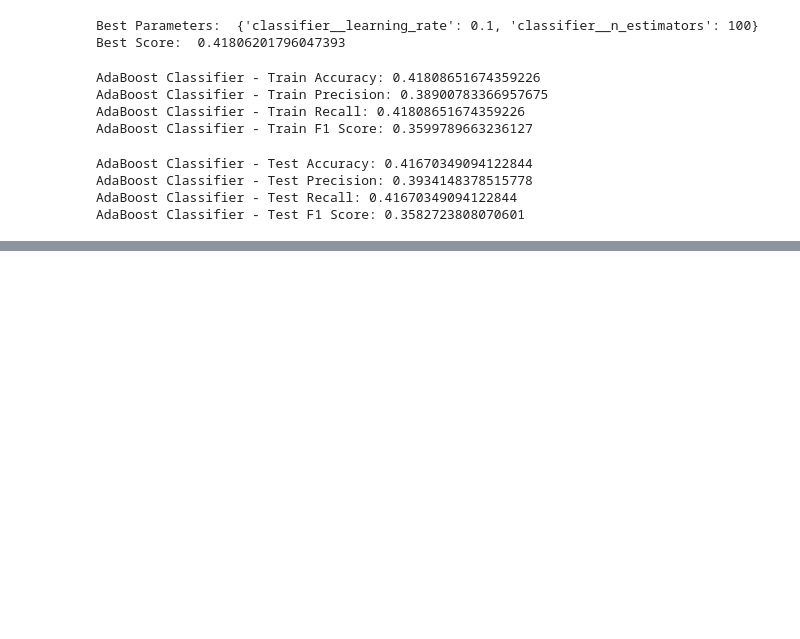
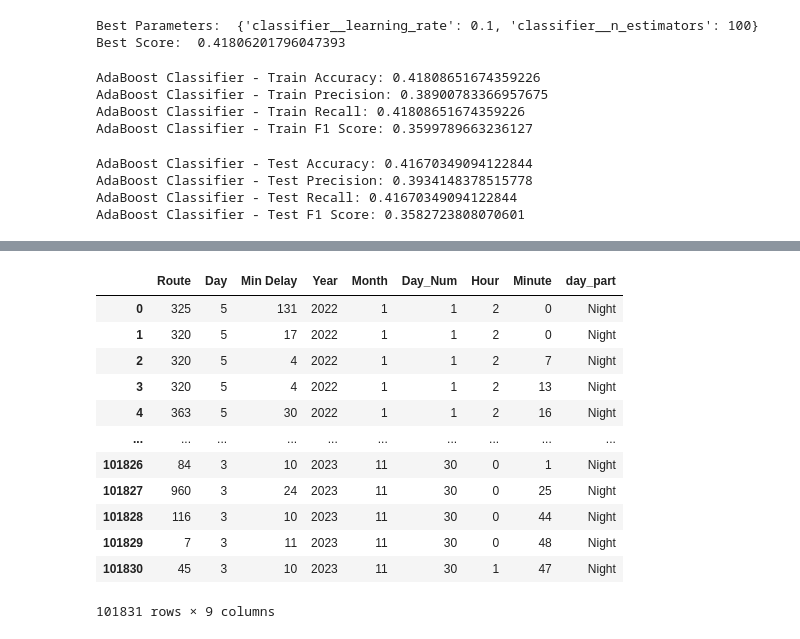
Before and after one commit to bainskarman/projects, a Jupyter notebook: TTC_Delay_Analysis/Notebook/ML and DL.ipynb, the cells around one changed output, grey strips where cells are left out. Cells and saved outputs as stored; diff of their text form; code cells hidden in the pictures; blank space fills up the shorter version.

```diff
--- a/TTC_Delay_Analysis/Notebook/ML and DL.ipynb
+++ b/TTC_Delay_Analysis/Notebook/ML and DL.ipynb
@@ -660,0 +663,4 @@ with open('/workspaces/projects/TTC/delay.pkl', 'wb') as file:
+# %%
+data = pd.read_csv('data3.csv')
+data.drop(columns='New_Location',inplace=True)
+data
@@ -660,0 +693,17 @@ with open('/workspaces/projects/TTC/delay.pkl', 'wb') as file:
+# %%
+data.drop(columns='Location', inplace=True)
+data
+# %% [output]
+|  | Route | Day | Min Delay | Year | Month | Day_Num | Hour | Minute | day_part |
+| 0 | 325 | 5 | 131 | 2022 | 1 | 1 | 2 | 0 | Night |
+| 1 | 320 | 5 | 17 | 2022 | 1 | 1 | 2 | 0 | Night |
+| 2 | 320 | 5 | 4 | 2022 | 1 | 1 | 2 | 7 | Night |
+| 3 | 320 | 5 | 4 | 2022 | 1 | 1 | 2 | 13 | Night |
+| 4 | 363 | 5 | 30 | 2022 | 1 | 1 | 2 | 16 | Night |
+| ... | ... | ... | ... | ... | ... | ... | ... | ... | ... |
+| 101826 | 84 | 3 | 10 | 2023 | 11 | 30 | 0 | 1 | Night |
+| 101827 | 960 | 3 | 24 | 2023 | 11 | 30 | 0 | 25 | Night |
+| 101828 | 116 | 3 | 10 | 2023 | 11 | 30 | 0 | 44 | Night |
+| 101829 | 7 | 3 | 11 | 2023 | 11 | 30 | 0 | 48 | Night |
+| 101830 | 45 | 3 | 10 | 2023 | 11 | 30 | 1 | 47 | Night |
+101831 rows × 9 columns
```
Also changed, not shown: parts of 16 cells of this notebook, 5 other files.
